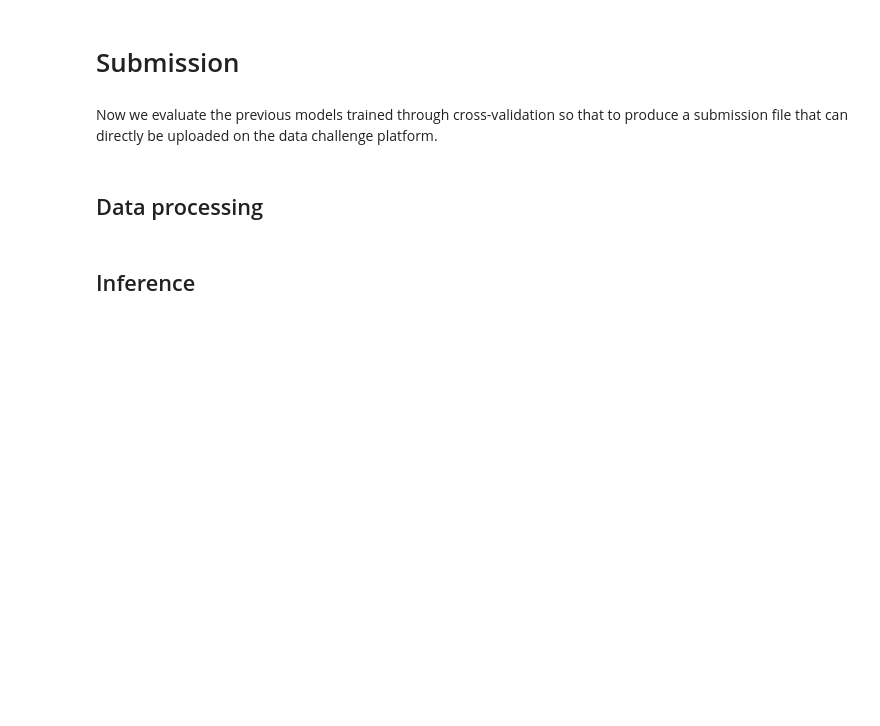
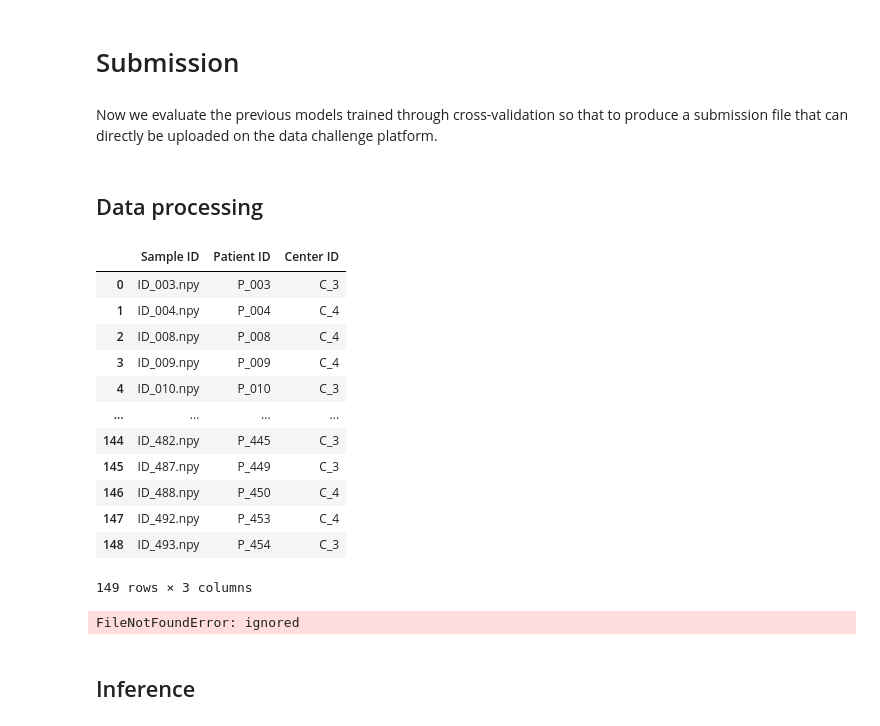
Before and after one commit to LouisStefanuto/Detection-of-the-PIK3CA-mutation-in-breast-cancer, a Jupyter notebook: MLP_baseline.ipynb, the cells around one changed output. Saved outputs shown, nothing was run; the diff lists cells and outputs as text; code cells hidden in the pictures; blank space fills up the shorter version.

```diff
--- a/MLP_baseline.ipynb
+++ b/MLP_baseline.ipynb
@@ -97,7 +116,7 @@ Thus, the training input data for MeanPool consists of $S_{\text{train}}=344$ me
 ## Data loading
 # %%
 # put your own path to the data root directory (see example in `Data architecture` section)
-data_dir = Path("../")
+data_dir = Path("./")
 
 # load the training and testing data sets
 train_features_dir = data_dir / "train_input" / "moco_features"
@@ -362,10 +512,30 @@ print(
 Now we evaluate the previous models trained through cross-validation so that to produce a submission file that can directly be uploaded on the data challenge platform.
 # %% [markdown]
 ## Data processing
+# %%
+df_test
+# %% [output]
+|  | Sample ID | Patient ID | Center ID |
+| 0 | ID_003.npy | P_003 | C_3 |
+| 1 | ID_004.npy | P_004 | C_4 |
+| 2 | ID_008.npy | P_008 | C_4 |
+| 3 | ID_009.npy | P_009 | C_4 |
+| 4 | ID_010.npy | P_010 | C_3 |
+| ... | ... | ... | ... |
+| 144 | ID_482.npy | P_445 | C_3 |
+| 145 | ID_487.npy | P_449 | C_3 |
+| 146 | ID_488.npy | P_450 | C_4 |
+| 147 | ID_492.npy | P_453 | C_4 |
+| 148 | ID_493.npy | P_454 | C_3 |
+149 rows × 3 columns
 # %%
 dataset_test = MyDataset(df_test, test_features_dir, test=True)
 
 loader_test = DataLoader(dataset_test, batch_size=20, shuffle=False)
+# %%
+dataset_test[1]
+# %% [output]
+FileNotFoundError: ignored
 # %% [markdown]
 ## Inference
 # %%
```
Also changed, not shown: parts of 19 cells of this notebook.
